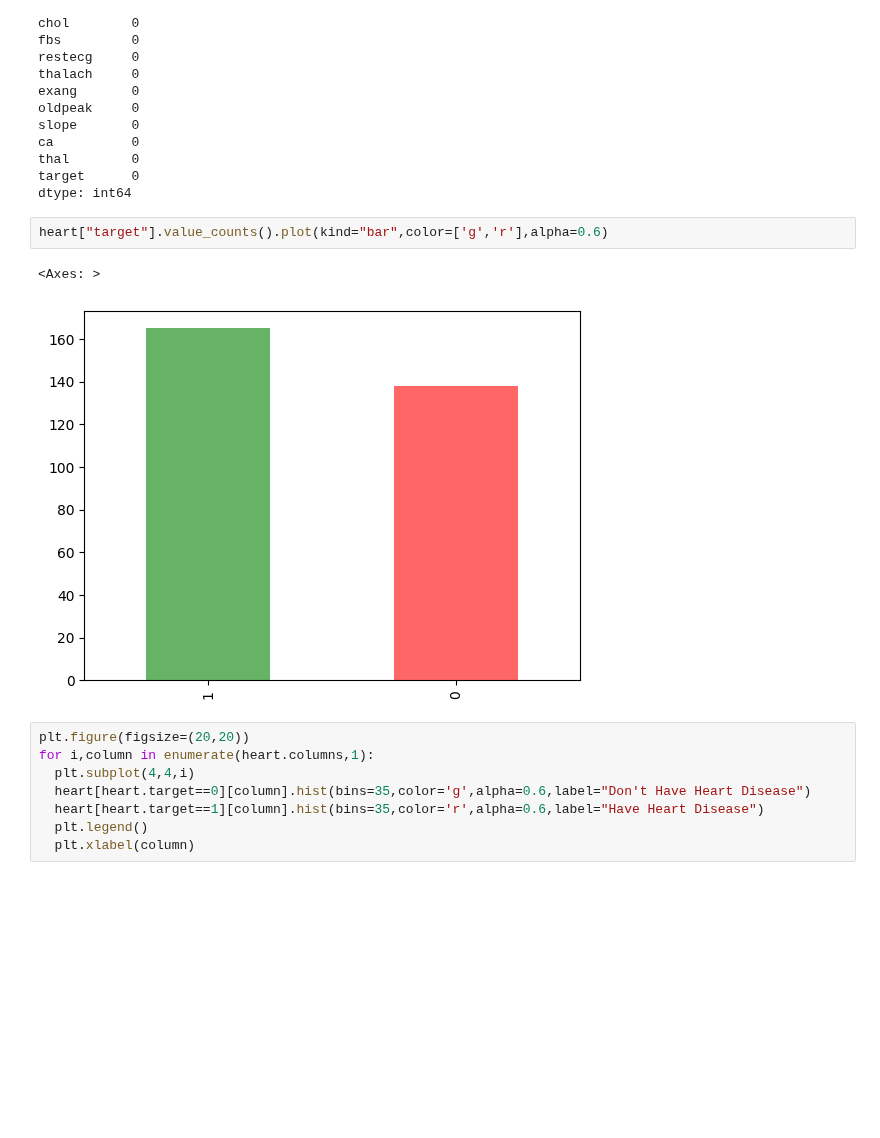
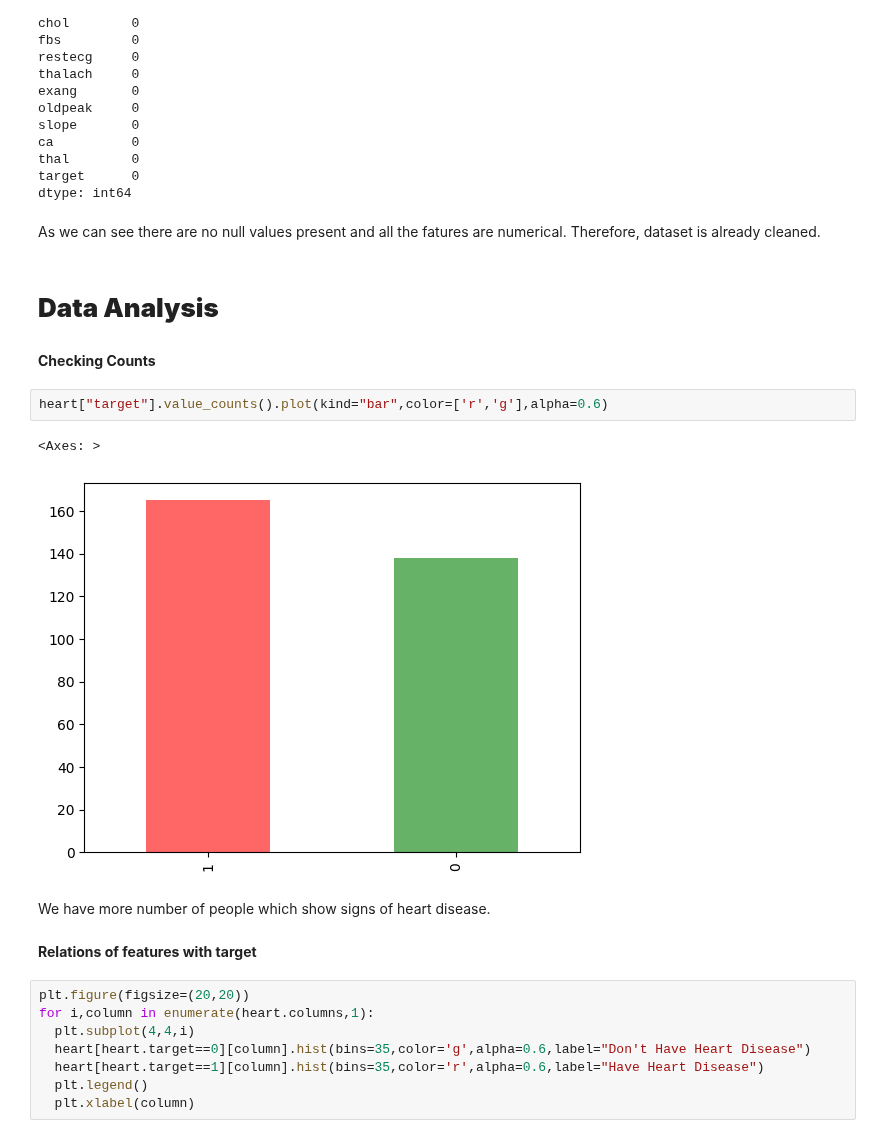
Before and after one commit to YN1752/Heart-Disease-Prediction, a Jupyter notebook: Heart_Dis.ipynb, the cells around one changed output. Saved outputs shown, nothing was run; the diff lists cells and outputs as text; blank space fills up the shorter version.

```diff
--- a/Heart_Dis.ipynb
+++ b/Heart_Dis.ipynb
@@ -41,11 +45,21 @@ ca          0
 thal        0
 target      0
 dtype: int64
+# %% [markdown]
+As we can see there are no null values present and all the fatures are numerical. Therefore, dataset is already cleaned.
+# %% [markdown]
+# **Data Analysis**
+# %% [markdown]
+**Checking Counts**
 # %%
-heart["target"].value_counts().plot(kind="bar",color=['g','r'],alpha=0.6)
+heart["target"].value_counts().plot(kind="bar",color=['r','g'],alpha=0.6)
 # %% [output]
 <Axes: >
-[figure, old version]
+[figure, new version]
+# %% [markdown]
+We have more number of people which show signs of heart disease.
+# %% [markdown]
+**Relations of features with target**
 # %%
 plt.figure(figsize=(20,20))
 for i,column in enumerate(heart.columns,1):
```
Also changed, not shown: parts of 9 cells of this notebook.
